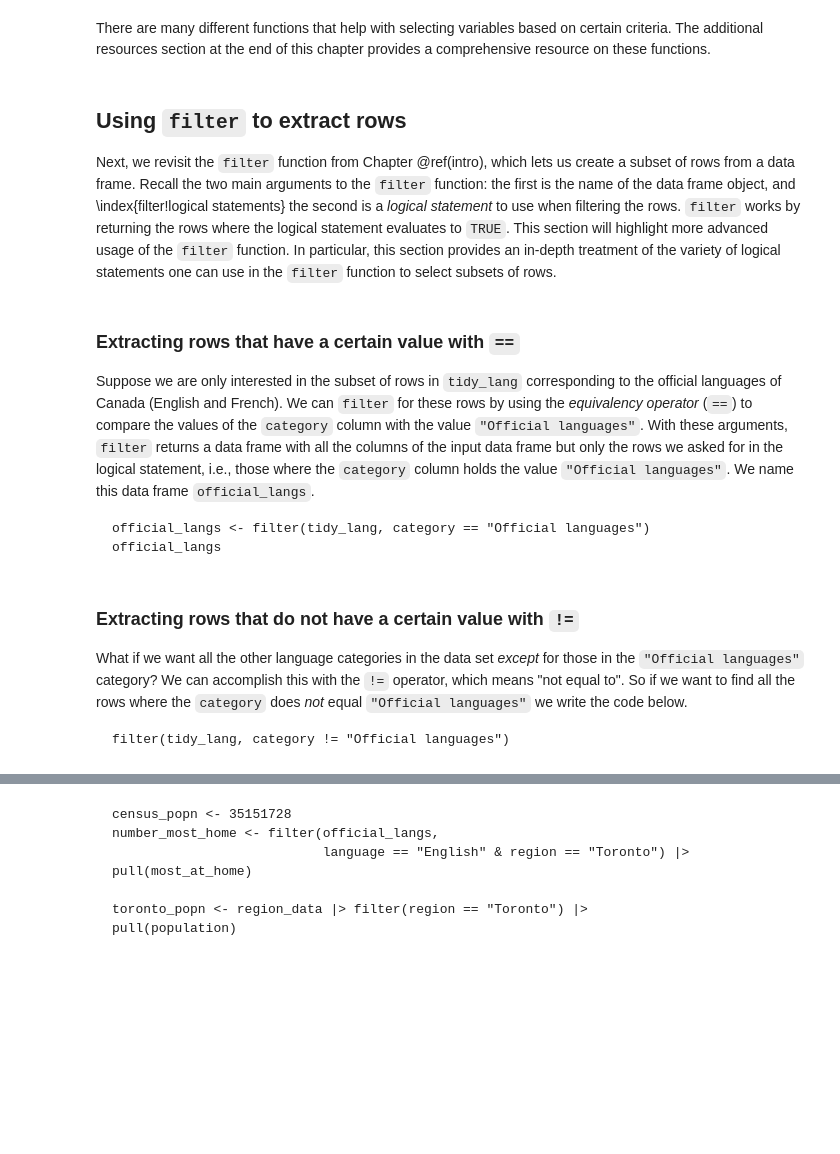
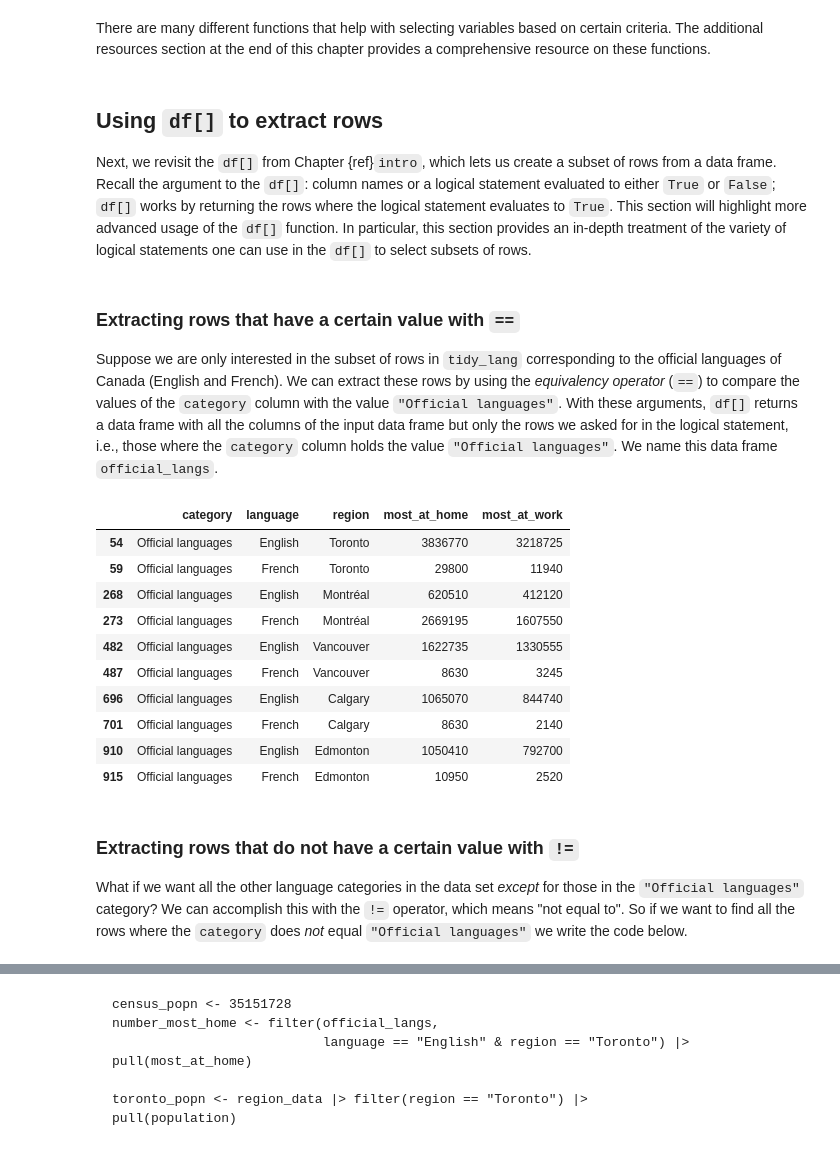
Before and after one commit to UBC-DSCI/introduction-to-datascience-python, a Jupyter notebook: source/wrangling.ipynb, the cells around one changed output, grey strips where cells are left out. Cells and saved outputs as stored; diff of their text form; code cells hidden in the pictures; blank space fills up the shorter version.

````diff
--- a/source/wrangling.ipynb
+++ b/source/wrangling.ipynb
@@ -972,34 +965,43 @@ provides a comprehensive resource on these functions.
 # The additional resources section at the end of this chapter
 # provides a comprehensive resource on `select` helpers.
 # %% [markdown]
-## Using `filter` to extract rows
+## Using `df[]` to extract rows
 
-Next, we revisit the `filter` function from Chapter \@ref(intro),
+Next, we revisit the `df[]` from Chapter {ref}`intro`,
 which lets us create a subset of rows from a data frame.
-Recall the two main arguments to the `filter` function:
-the first is the name of the data frame object, and \index{filter!logical statements}
-the second is a *logical statement* to use when filtering the rows.
-`filter` works by returning the rows  where the logical statement evaluates to `TRUE`.
-This section will highlight more advanced usage of the `filter` function.
+Recall the argument to the `df[]`:
+column names or a logical statement evaluated to either `True` or `False`;
+`df[]` works by returning the rows  where the logical statement evaluates to `True`.
+This section will highlight more advanced usage of the `df[]` function.
 In particular, this section provides an in-depth treatment of the variety of logical statements
-one can use in the `filter` function to select subsets of rows.
+one can use in the `df[]` to select subsets of rows.
 # %% [markdown]
 ### Extracting rows that have a certain value with `==`
 Suppose we are only interested in the subset of rows in `tidy_lang` corresponding to the
 official languages of Canada (English and French).
-We can `filter` for these rows by using the *equivalency operator* (`==`)
+We can extract these rows by using the *equivalency operator* (`==`)
 to compare the values of the `category` column
 with the value `"Official languages"`.
-With these arguments, `filter` returns a data frame with all the columns
+With these arguments, `df[]` returns a data frame with all the columns
 of the input data frame
 but only the rows we asked for in the logical statement, i.e.,
 those where the `category` column holds the value `"Official languages"`.
 We name this data frame `official_langs`.
-
-``` {r}
-official_langs <- filter(tidy_lang, category == "Official languages")
-official_langs
-```
+# %%
+official_langs = tidy_lang[tidy_lang["category"] == "Official languages"]
+official_langs
+# %% [output]
+|  | category | language | region | most_at_home | most_at_work |
+| 54 | Official languages | English | Toronto | 3836770 | 3218725 |
+| 59 | Official languages | French | Toronto | 29800 | 11940 |
+| 268 | Official languages | English | Montréal | 620510 | 412120 |
+| 273 | Official languages | French | Montréal | 2669195 | 1607550 |
+| 482 | Official languages | English | Vancouver | 1622735 | 1330555 |
+| 487 | Official languages | French | Vancouver | 8630 | 3245 |
+| 696 | Official languages | English | Calgary | 1065070 | 844740 |
+| 701 | Official languages | French | Calgary | 8630 | 2140 |
+| 910 | Official languages | English | Edmonton | 1050410 | 792700 |
+| 915 | Official languages | French | Edmonton | 10950 | 2520 |
 # %% [markdown]
 ### Extracting rows that do not have a certain value with `!=`
 
@@ -1008,7 +1010,3 @@ those in the `"Official languages"` category? We can accomplish this with the `!
 operator, which means "not equal to". So if we want to find all the rows
 where the `category` does *not* equal `"Official languages"` we write the code
 below.
-
-``` {r}
-filter(tidy_lang, category != "Official languages")
-```
````
Also changed, not shown: parts of 40 cells of this notebook, 3 other files.
